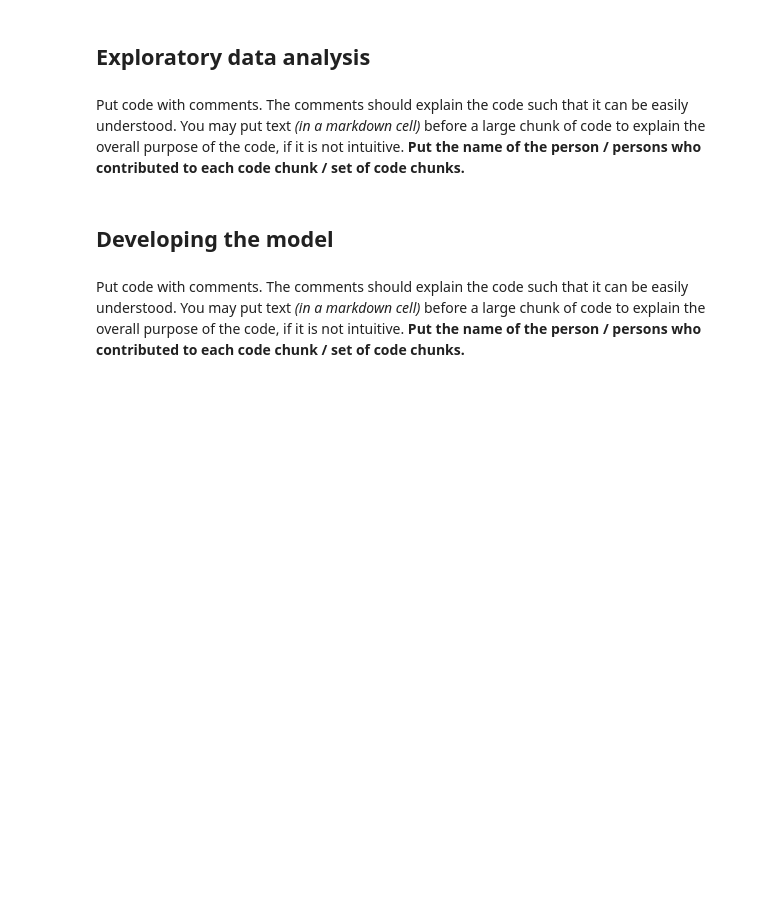
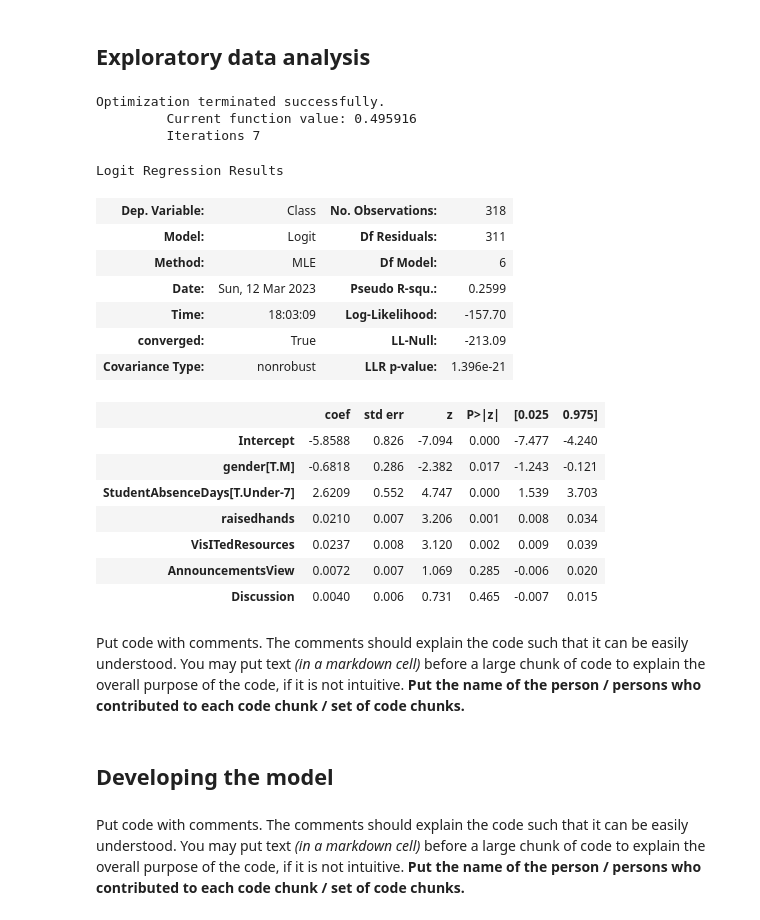
Before and after one commit to wchen952/STAT-303-2-Project, a Jupyter notebook: 303_2_Project_Code.ipynb, the cells around one changed output. Drawn from its saved outputs; the diff is of its cells as text; code cells hidden in the pictures; blank space fills up the shorter version.

Commit message:
# adding inital model

```diff
--- a/303_2_Project_Code.ipynb
+++ b/303_2_Project_Code.ipynb
@@ -270,6 +270,30 @@ edutest_dummies.head(5)
 | 264 | 70 | 64 | 42 | 32 | 0 | 1 | 0 | ... |
 # %% [markdown]
 ## Exploratory data analysis
+# %%
+# developing model
+model1 = smf.logit(formula = 'Class~gender+raisedhands+VisITedResources+AnnouncementsView+Discussion+StudentAbsenceDays', data = edu_train).fit()
+model1.summary()
+# %% [output]
+Optimization terminated successfully.
+         Current function value: 0.495916
+         Iterations 7
+Logit Regression Results
+| Dep. Variable: | Class | No. Observations: | 318 |
+| Model: | Logit | Df Residuals: | 311 |
+| Method: | MLE | Df Model: | 6 |
+| Date: | Sun, 12 Mar 2023 | Pseudo R-squ.: | 0.2599 |
+| Time: | 18:03:09 | Log-Likelihood: | -157.70 |
+| converged: | True | LL-Null: | -213.09 |
+| Covariance Type: | nonrobust | LLR p-value: | 1.396e-21 |
+|  | coef | std err | z | P>|z| | [0.025 | 0.975] |
+| Intercept | -5.8588 | 0.826 | -7.094 | 0.000 | -7.477 | -4.240 |
+| gender[T.M] | -0.6818 | 0.286 | -2.382 | 0.017 | -1.243 | -0.121 |
+| StudentAbsenceDays[T.Under-7] | 2.6209 | 0.552 | 4.747 | 0.000 | 1.539 | 3.703 |
+| raisedhands | 0.0210 | 0.007 | 3.206 | 0.001 | 0.008 | 0.034 |
+| VisITedResources | 0.0237 | 0.008 | 3.120 | 0.002 | 0.009 | 0.039 |
+| AnnouncementsView | 0.0072 | 0.007 | 1.069 | 0.285 | -0.006 | 0.020 |
+| Discussion | 0.0040 | 0.006 | 0.731 | 0.465 | -0.007 | 0.015 |
 # %%
 #Function to compute confusion matrix and prediction accuracy on test/train data
 def confusion_matrix_data(data,actual_values,model,cutoff=0.1):
```
